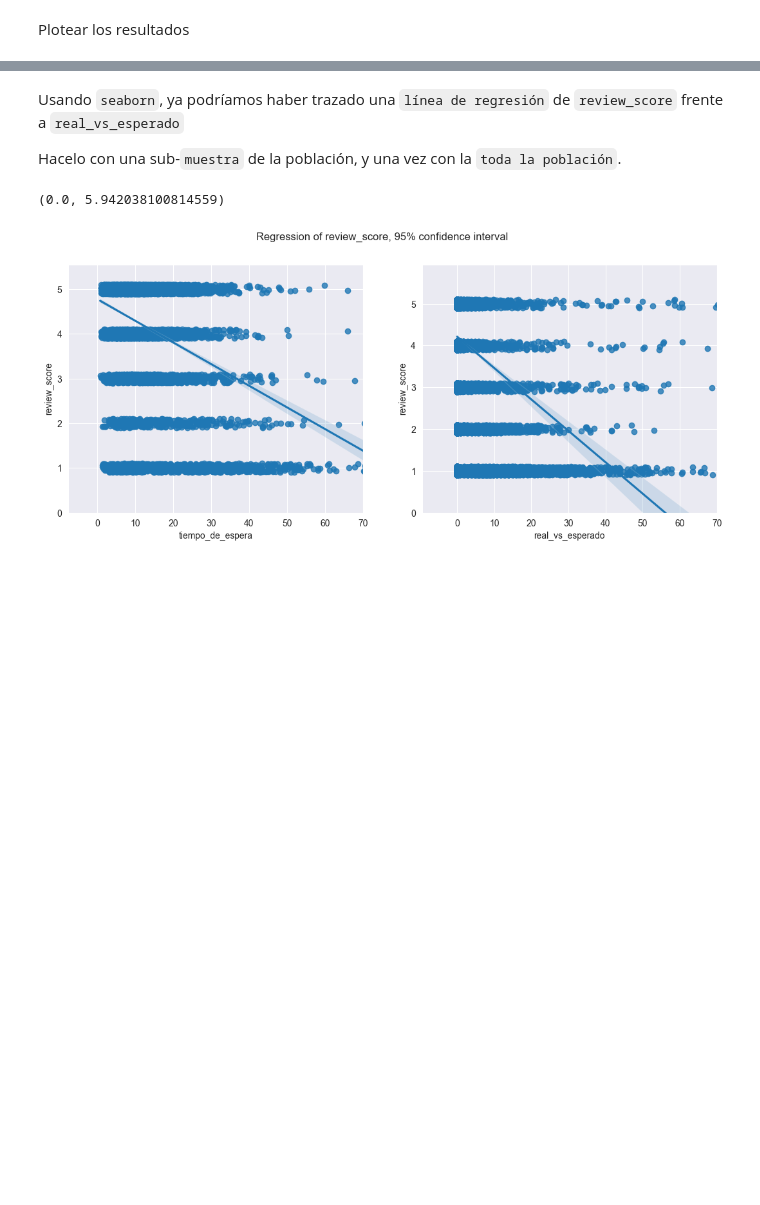
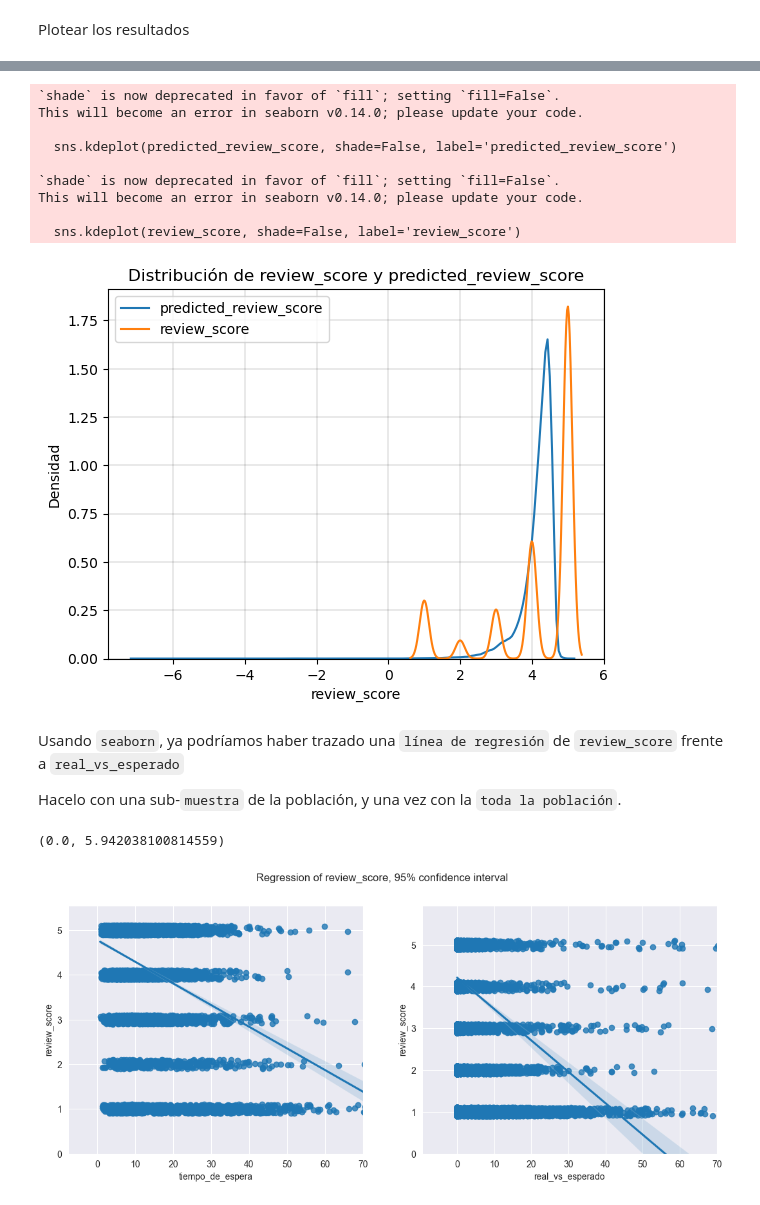
Before and after one commit to lnastri25/POO_UCEMA, a Jupyter notebook: trabajos_practicos/tp_datos/2-ecommerce/ejercicio_orders_part2.ipynb, the cells around one changed output, grey strips where cells are left out. Drawn from its saved outputs; the diff is of its cells as text; code cells hidden in the pictures; blank space fills up the shorter version.

```diff
--- a/trabajos_practicos/tp_datos/2-ecommerce/ejercicio_orders_part2.ipynb
+++ b/trabajos_practicos/tp_datos/2-ecommerce/ejercicio_orders_part2.ipynb
@@ -345,3 +425,28 @@ Text(0.5, 1.0, 'distribution of predicted and actual values')
+# %%
+import seaborn as sns
+
+review_score = orders['review_score']
+predicted_review_score = modelo4.predict()
+
+sns.kdeplot(predicted_review_score, shade=False, label='predicted_review_score')
+sns.kdeplot(review_score, shade=False, label='review_score')
+plt.xlabel('review_score')
+plt.ylabel('Densidad')
+plt.title('Distribución de review_score y predicted_review_score')
+plt.legend()
+plt.grid(color='black', linestyle='-', linewidth=0.25, alpha=0.5)
+plt.show()
+# %% [output]
+`shade` is now deprecated in favor of `fill`; setting `fill=False`.
+This will become an error in seaborn v0.14.0; please update your code.
+
+  sns.kdeplot(predicted_review_score, shade=False, label='predicted_review_score')
+
+`shade` is now deprecated in favor of `fill`; setting `fill=False`.
+This will become an error in seaborn v0.14.0; please update your code.
+
+  sns.kdeplot(review_score, shade=False, label='review_score')
+[figure, added]
 # %% [markdown]
 Usando `seaborn`, ya podríamos haber trazado una `línea de regresión` de `review_score` frente a `real_vs_esperado`
 
```
Also changed, not shown: parts of 41 cells of this notebook, 2 other files.
